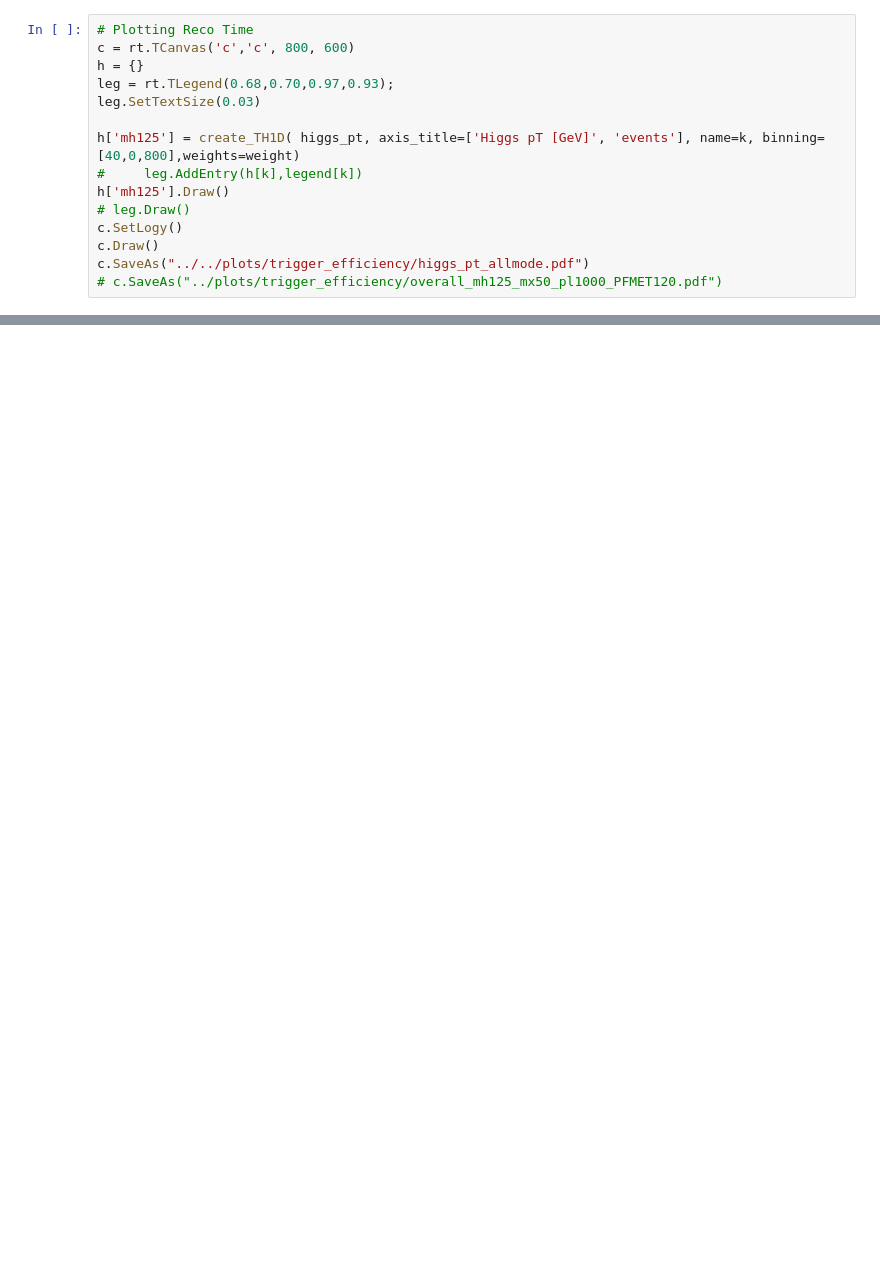
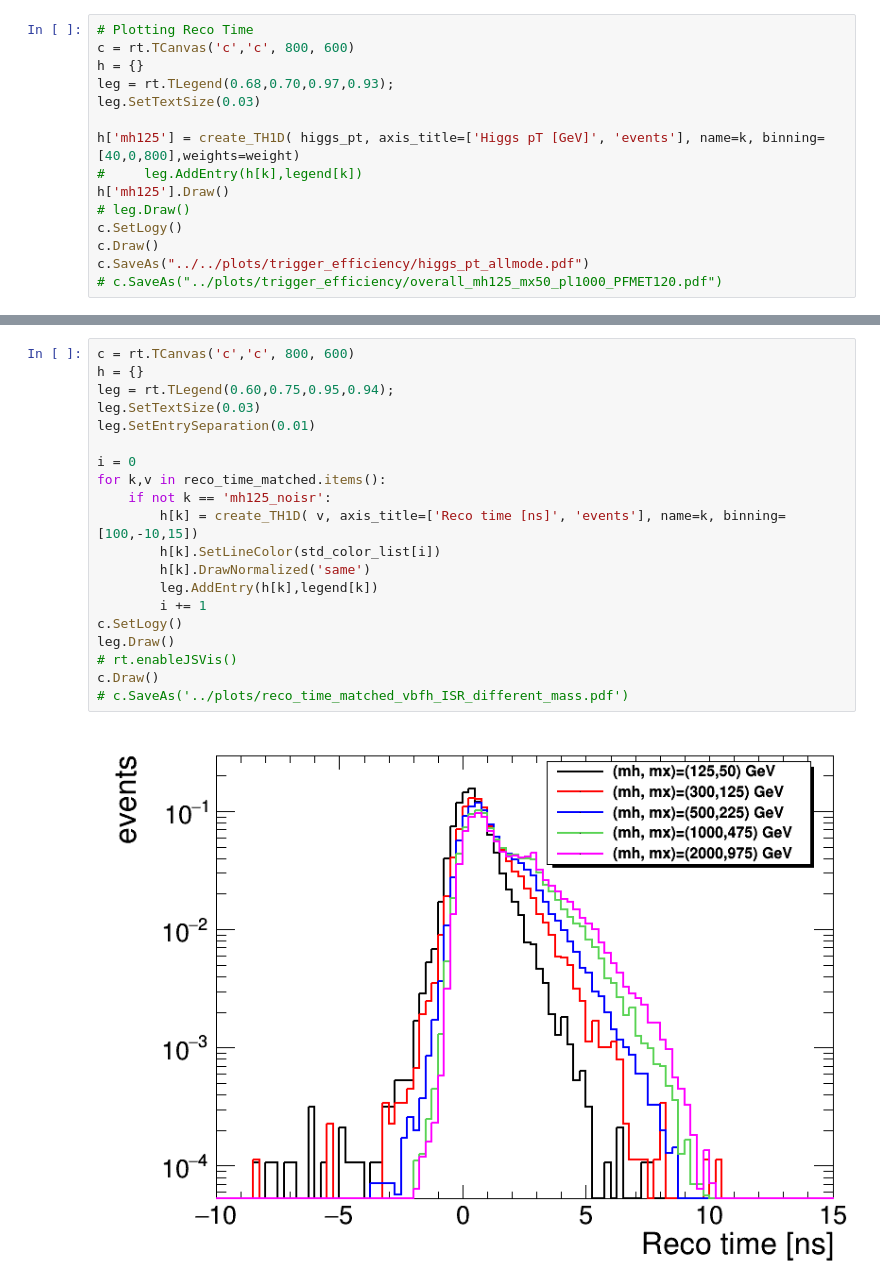
Before and after one commit to cms-lpc-llp/delayed_jet_analyzer, a Jupyter notebook: plot_scripts/trigger_studies/overall_efficiency_plot.ipynb, the cells around one changed output, grey strips where cells are left out. Cells and saved outputs as stored; diff of their text form; blank space fills up the shorter version.

```diff
--- a/plot_scripts/trigger_studies/overall_efficiency_plot.ipynb
+++ b/plot_scripts/trigger_studies/overall_efficiency_plot.ipynb
@@ -174,0 +354,22 @@ c.Draw()
+# %%
+c = rt.TCanvas('c','c', 800, 600)
+h = {}
+leg = rt.TLegend(0.60,0.75,0.95,0.94);
+leg.SetTextSize(0.03)
+leg.SetEntrySeparation(0.01)
+
+i = 0
+for k,v in reco_time_matched.items():
+    if not k == 'mh125_noisr':
+        h[k] = create_TH1D( v, axis_title=['Reco time [ns]', 'events'], name=k, binning=[100,-10,15])
+        h[k].SetLineColor(std_color_list[i])
+        h[k].DrawNormalized('same')
+        leg.AddEntry(h[k],legend[k])
+        i += 1
+c.SetLogy()
+leg.Draw()
+# rt.enableJSVis()
+c.Draw()
+# c.SaveAs('../plots/reco_time_matched_vbfh_ISR_different_mass.pdf')
+# %% [output]
+[figure, added]
```
Also changed, not shown: parts of 12 cells of this notebook.
